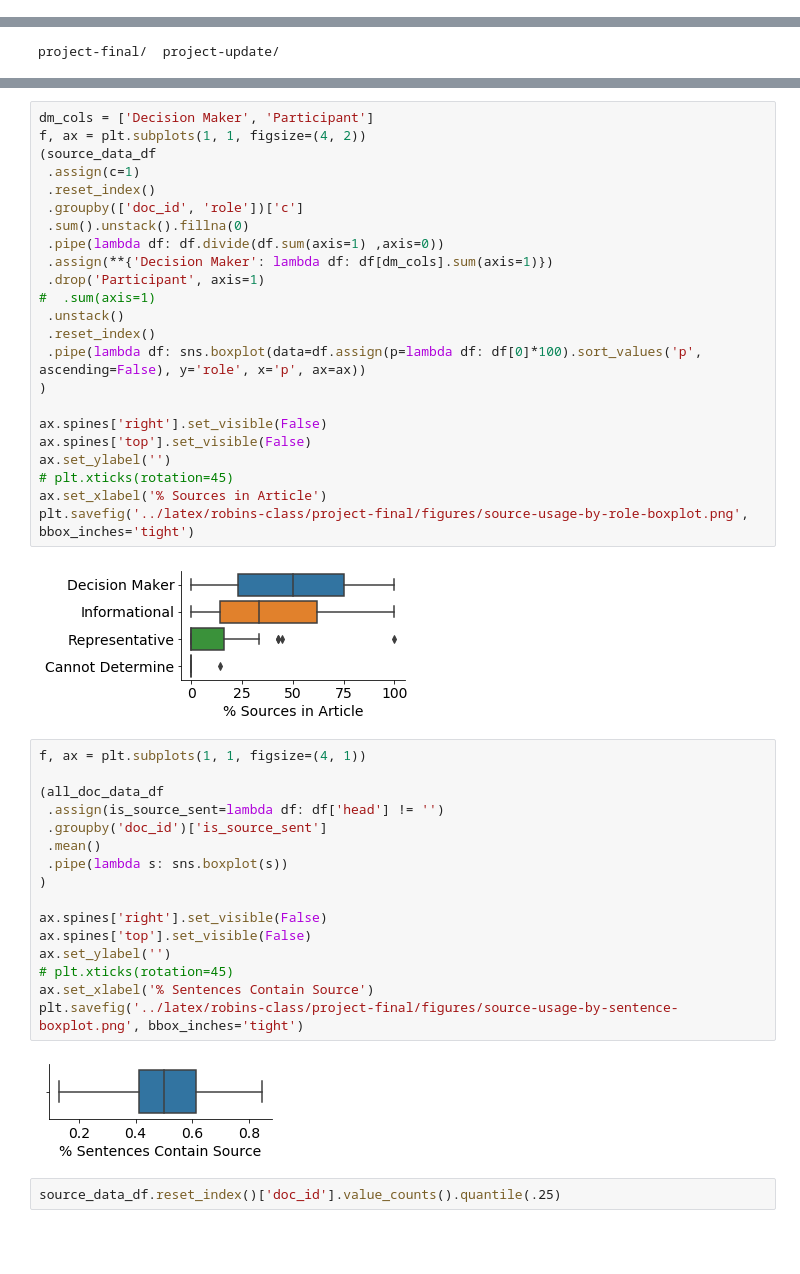
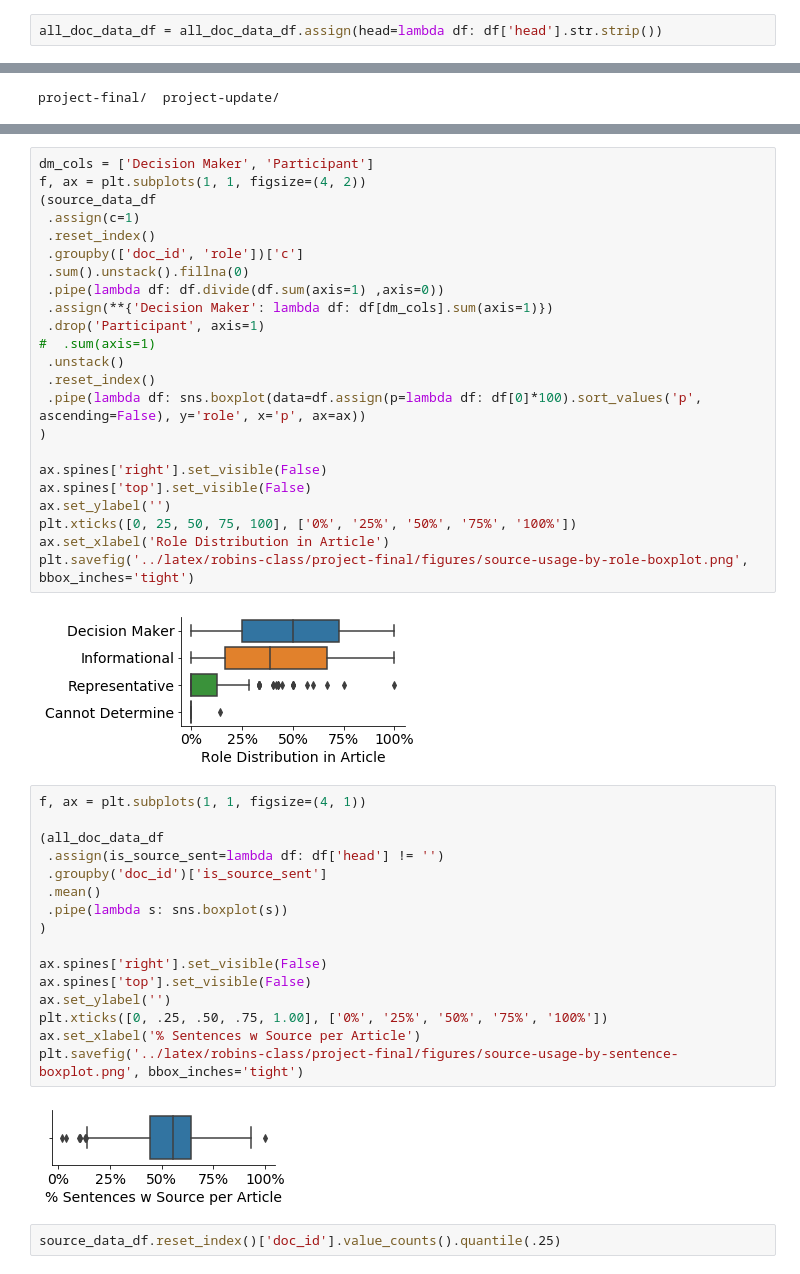
Before and after one commit to alex2awesome/source-exploration, a Jupyter notebook: notebooks/2022-05-08__analyze-source-annotations.ipynb, the cells around one changed output, grey strips where cells are left out. Drawn from its saved outputs; the diff is of its cells as text; blank space fills up the shorter version.

```diff
--- a/notebooks/2022-05-08__analyze-source-annotations.ipynb
+++ b/notebooks/2022-05-08__analyze-source-annotations.ipynb
@@ -323,6 +247,8 @@ all_doc_data_df[[
 ]].fillna('')
 # %% [markdown]
 # Analyze Aggregate Source Information
+# %%
+all_doc_data_df = all_doc_data_df.assign(head=lambda df: df['head'].str.strip())
 # %%
 sentence_features = (
     all_doc_data_df
@@ -953,29 +916,29 @@ f, ax = plt.subplots(1, 1, figsize=(4, 2))
 ax.spines['right'].set_visible(False)
 ax.spines['top'].set_visible(False)
 ax.set_ylabel('')
-# plt.xticks(rotation=45)
-ax.set_xlabel('% Sources in Article')
+plt.xticks([0, 25, 50, 75, 100], ['0%', '25%', '50%', '75%', '100%'])
+ax.set_xlabel('Role Distribution in Article')
 plt.savefig('../latex/robins-class/project-final/figures/source-usage-by-role-boxplot.png', bbox_inches='tight')
 # %% [output]
-[figure, old version]
+[figure, new version]
 # %%
 f, ax = plt.subplots(1, 1, figsize=(4, 1))
 
 (all_doc_data_df
  .assign(is_source_sent=lambda df: df['head'] != '')
  .groupby('doc_id')['is_source_sent']
  .mean()
  .pipe(lambda s: sns.boxplot(s))
 )
 
 ax.spines['right'].set_visible(False)
 ax.spines['top'].set_visible(False)
 ax.set_ylabel('')
-# plt.xticks(rotation=45)
-ax.set_xlabel('% Sentences Contain Source')
+plt.xticks([0, .25, .50, .75, 1.00], ['0%', '25%', '50%', '75%', '100%'])
+ax.set_xlabel('% Sentences w Source per Article')
 plt.savefig('../latex/robins-class/project-final/figures/source-usage-by-sentence-boxplot.png', bbox_inches='tight')
 # %% [output]
-[figure, old version]
+[figure, new version]
 # %%
 source_data_df.reset_index()['doc_id'].value_counts().quantile(.25)
 # %% [output]
```
Also changed, not shown: parts of 19 cells of this notebook, 18 other files.
